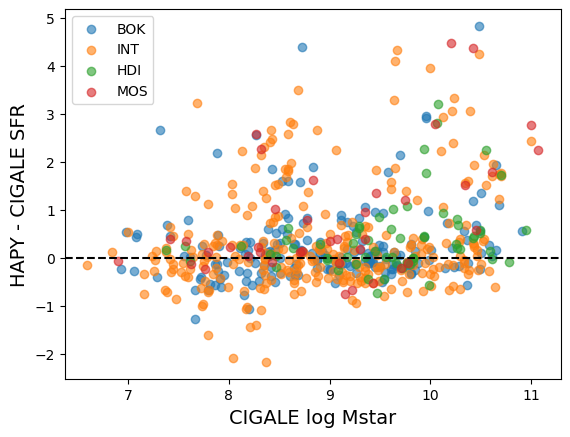
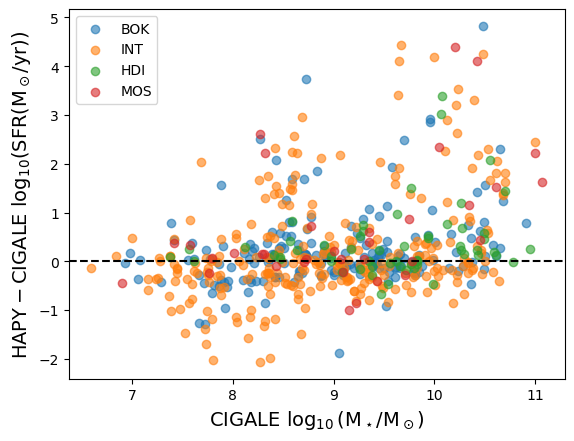
The change to this notebook cell's code, shown as a diff; its figure went from the first image to the second:
--- before
+++ after
@@ -2,4 +2,5 @@
 #print(tels)
 haflux = tab['CSGR_H_TOT_FLUX_CGS']
+haflux = tab['H_ISO17E18_FLUX_CGS']
 redshift = v.main['vr'][tab['VFINDEX']]/3.e5
 hapy_sfr = KE_SFR(haflux,redshift)
@@ -23,10 +24,11 @@
 plt.axhline(y=0,ls='--',c='k')
 plt.legend()
-plt.xlabel("CIGALE log Mstar",fontsize=14)
-plt.ylabel("HAPY - CIGALE SFR",fontsize=14)
+plt.xlabel(r"$\rm CIGALE \ \log_{10}(M_\star/M_\odot) $",fontsize=14)
+plt.ylabel(r"$\rm HAPY - CIGALE \ log_{10}(SFR (M_\odot/yr))$",fontsize=14)
 
 # print VFID of galaxies with delta > 2
 
-outlier_flag = delta > 2
+outlier_flag = (delta > 2) & (haflux > 0) & np.isfinite(logmstar[tab['VFINDEX']]) & np.isfinite(logsfr[tab['VFINDEX']])
 print(f"number with offset > 2 = {np.sum(outlier_flag)}")
-print(tab['VFID'][outlier_flag])
+
+for vf,d in zip(tab['VFID'][outlier_flag],delta[outlier_flag]): print(vf,d)

Commit: first script for duplicates